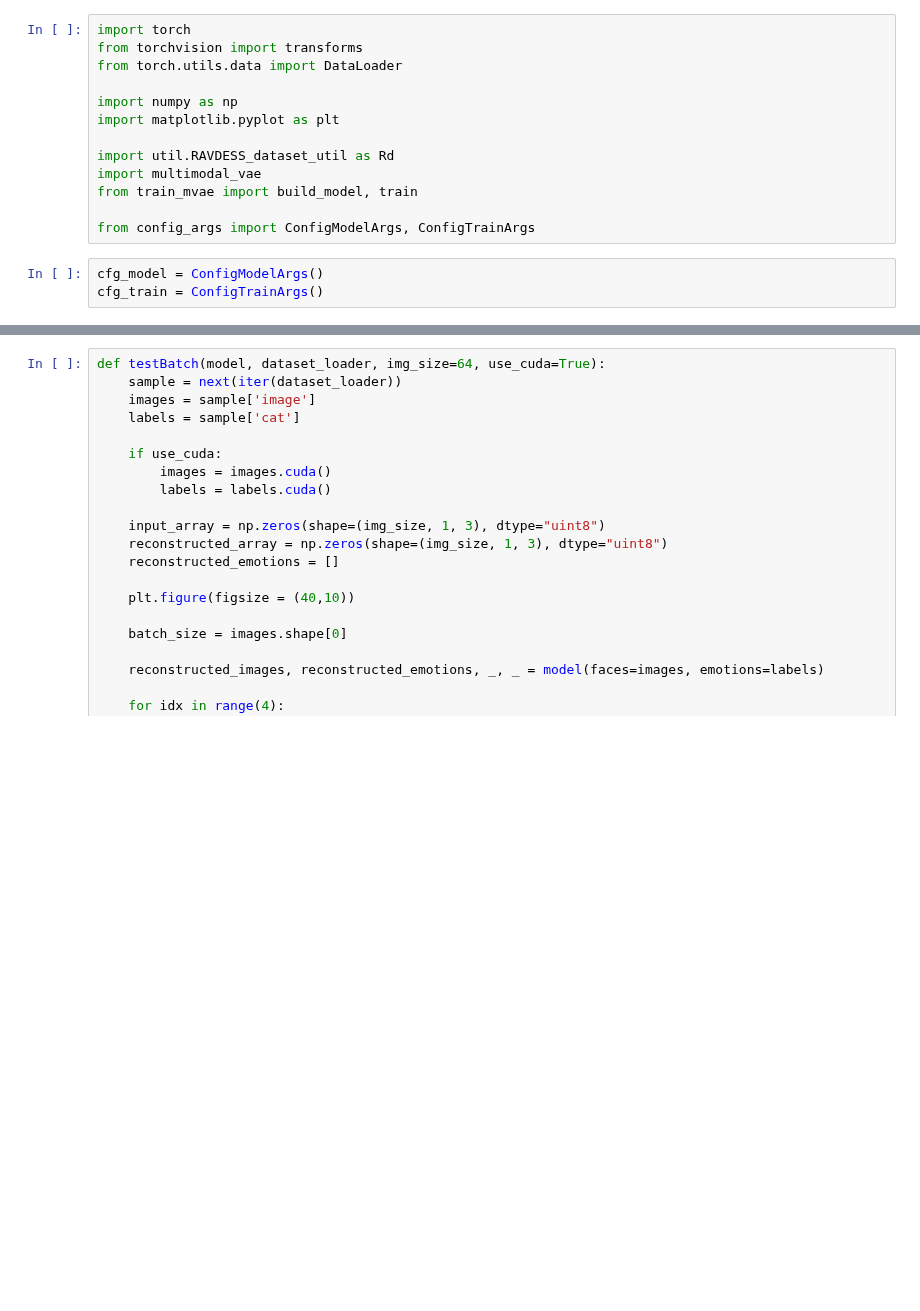
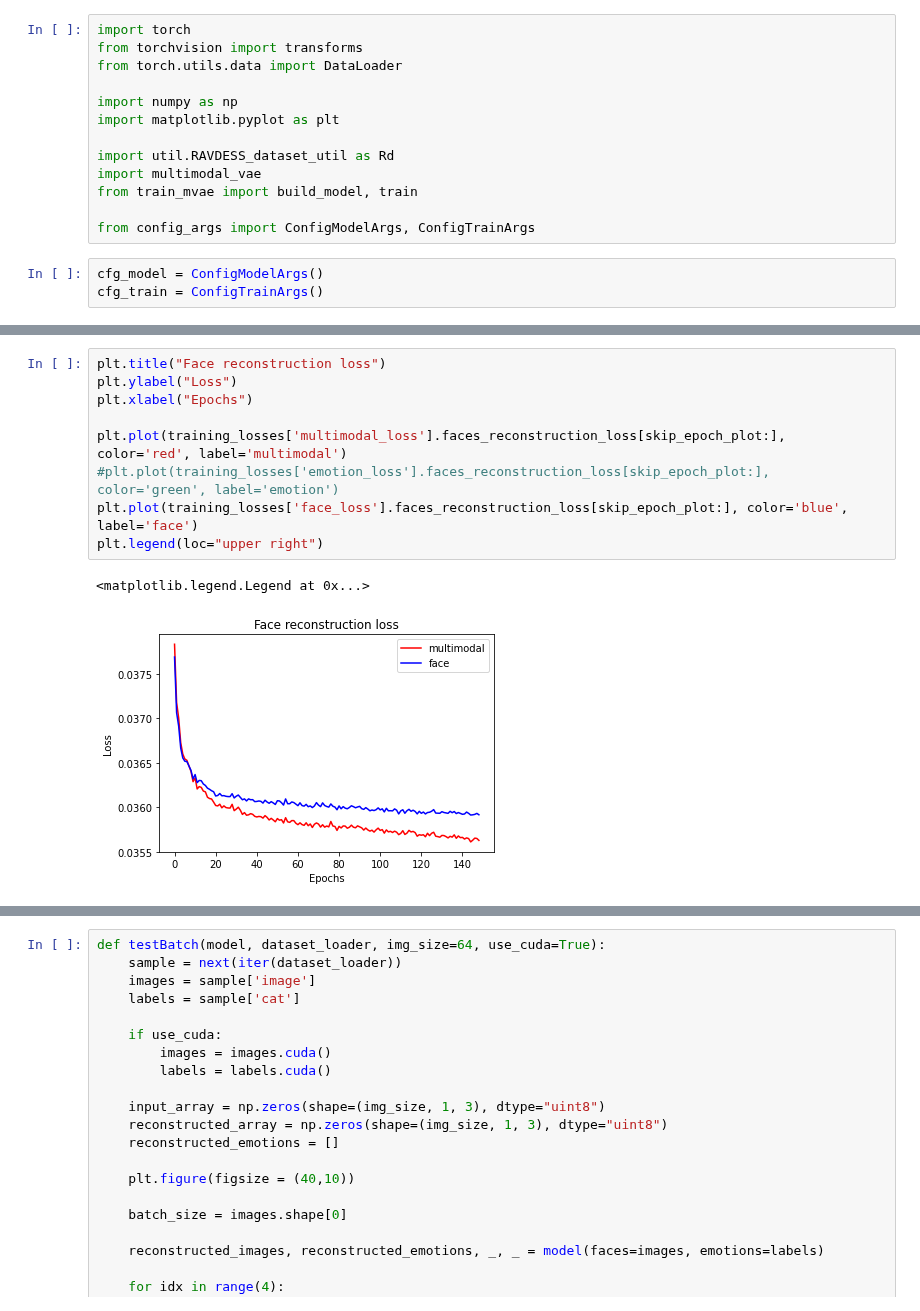
Before and after one commit to Ale-Ba2lero/Multimodal-Emotion-Analysis, a Jupyter notebook: src/mvae_torch/face_emotions_mvae_torch.ipynb, the cells around one changed output, grey strips where cells are left out. Saved outputs shown, nothing was run; the diff lists cells and outputs as text; blank space fills up the shorter version.

```diff
--- a/src/mvae_torch/face_emotions_mvae_torch.ipynb
+++ b/src/mvae_torch/face_emotions_mvae_torch.ipynb
@@ -111,0 +351,12 @@ plt.legend(loc="upper right")
+# %%
+plt.title("Face reconstruction loss")
+plt.ylabel("Loss")
+plt.xlabel("Epochs")
+
+plt.plot(training_losses['multimodal_loss'].faces_reconstruction_loss[skip_epoch_plot:], color='red', label='multimodal')
+#plt.plot(training_losses['emotion_loss'].faces_reconstruction_loss[skip_epoch_plot:], color='green', label='emotion')
+plt.plot(training_losses['face_loss'].faces_reconstruction_loss[skip_epoch_plot:], color='blue', label='face')
+plt.legend(loc="upper right")
+# %% [output]
+<matplotlib.legend.Legend at 0x...>
+[figure, added]
```
Also changed, not shown: parts of 14 cells of this notebook, 3 other files.
